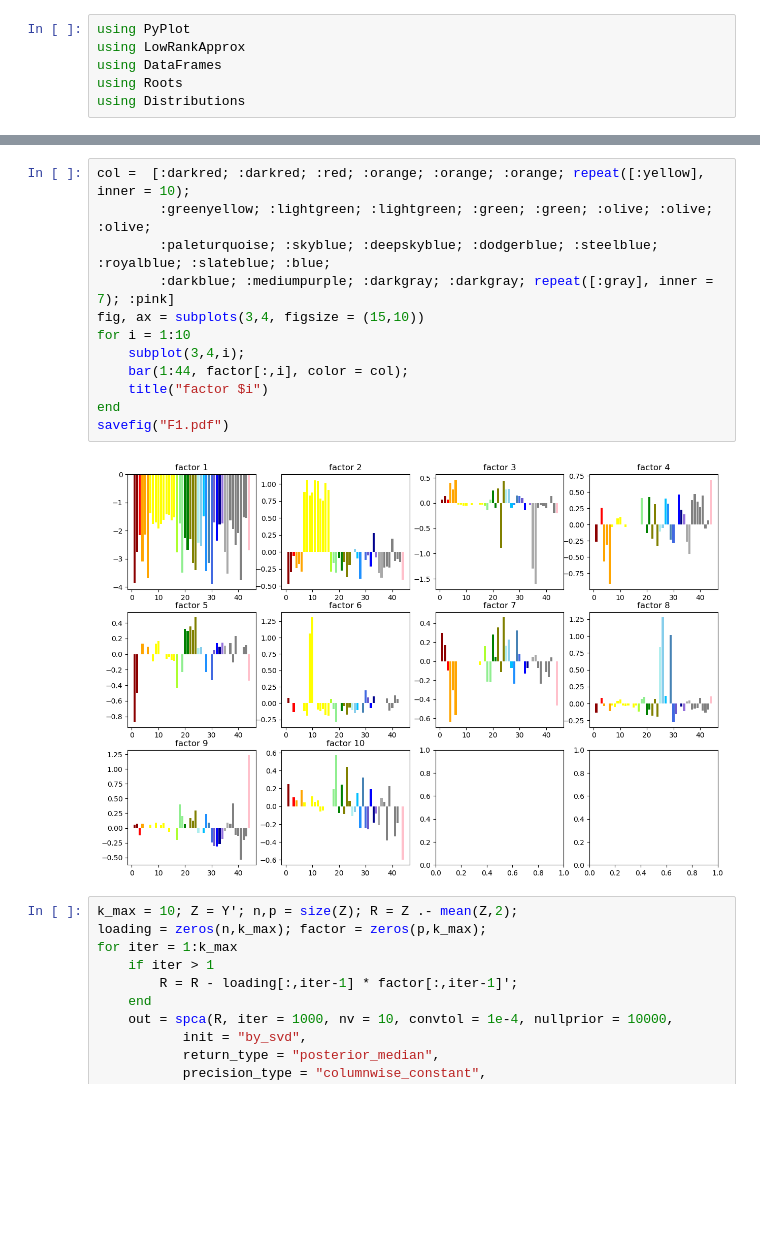
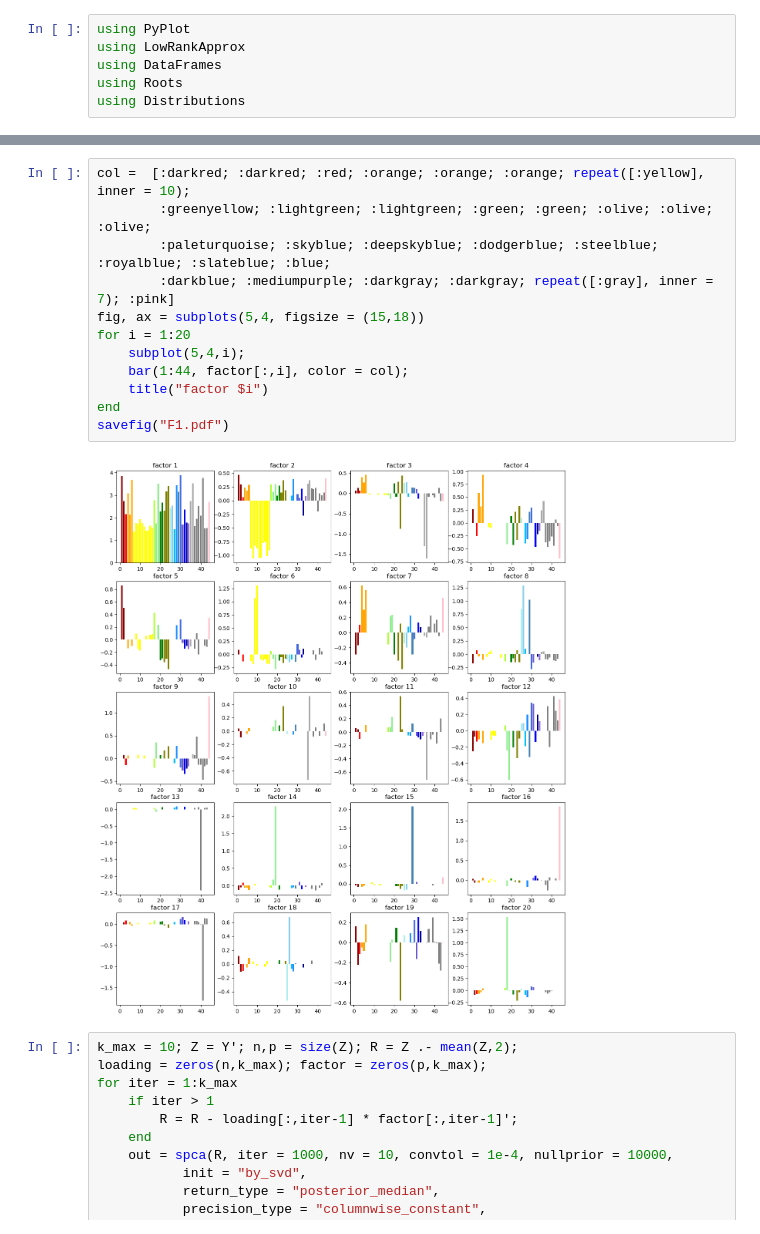
Before and after one commit to youngseok-kim/EBSPCA, a Jupyter notebook: gtex_ebspca_longdim.ipynb, the cells around one changed output, grey strips where cells are left out. Drawn from its saved outputs; the diff is of its cells as text; blank space fills up the shorter version.

```diff
--- a/gtex_ebspca_longdim.ipynb
+++ b/gtex_ebspca_longdim.ipynb
@@ -142,17 +165,17 @@ end
 # %%
 col =  [:darkred; :darkred; :red; :orange; :orange; :orange; repeat([:yellow], inner = 10);
         :greenyellow; :lightgreen; :lightgreen; :green; :green; :olive; :olive; :olive;
         :paleturquoise; :skyblue; :deepskyblue; :dodgerblue; :steelblue; :royalblue; :slateblue; :blue;
         :darkblue; :mediumpurple; :darkgray; :darkgray; repeat([:gray], inner = 7); :pink]
-fig, ax = subplots(3,4, figsize = (15,10))
-for i = 1:10
-    subplot(3,4,i);
+fig, ax = subplots(5,4, figsize = (15,18))
+for i = 1:20
+    subplot(5,4,i);
     bar(1:44, factor[:,i], color = col);
     title("factor $i")
 end
 savefig("F1.pdf")
 # %% [output]
-[figure, old version]
+[figure, new version]
 # %%
 k_max = 10; Z = Y'; n,p = size(Z); R = Z .- mean(Z,2);
 loading = zeros(n,k_max); factor = zeros(p,k_max);
```
Also changed, not shown: parts of 6 cells of this notebook, 8 other files.
